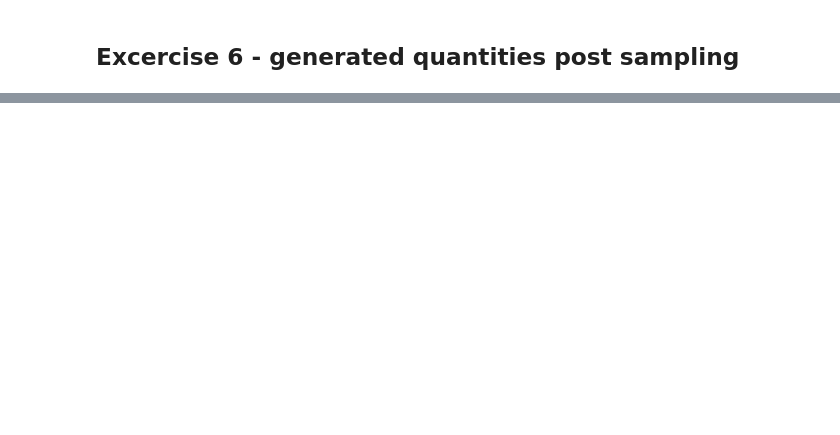
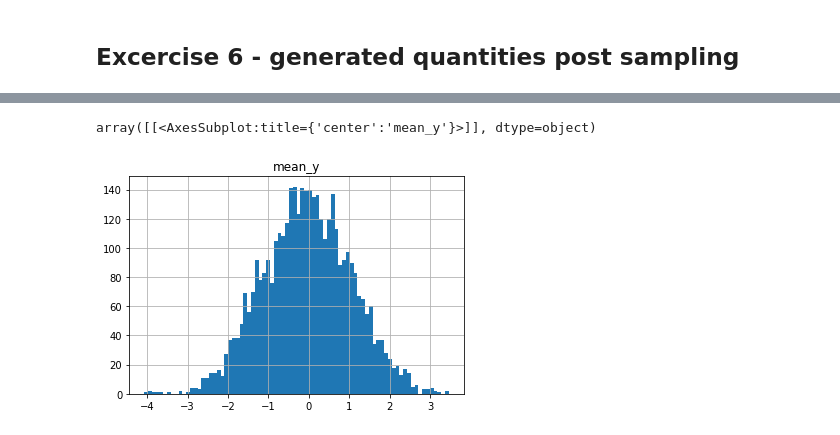
Before and after one commit to MiloszBlachowiak/Data_Analytics_LAB, a Jupyter notebook: Lab2/lab2.ipynb, the cells around one changed output, grey strips where cells are left out. Drawn from its saved outputs; the diff is of its cells as text; code cells hidden in the pictures; blank space fills up the shorter version.

```diff
--- a/Lab2/lab2.ipynb
+++ b/Lab2/lab2.ipynb
@@ -265,7 +264,7 @@ model_samp_st = CmdStanModel(stan_file='code_7.stan')
 model_log_target = CmdStanModel(stan_file='code_8.stan')
 model_log_target_ind = CmdStanModel(stan_file='code_9.stan')
 data = {'N': F}
-seed = #integer, your date of birth in the DDMMYYYY format without leading zero (or if you are GPRD weary, use any other date you wish)
+seed = 6102000#integer, your date of birth in the DDMMYYYY format without leading zero (or if you are GPRD weary, use any other date you wish)
 result_1 = model_samp_st.sample(data=data,seed=seed)
-result_2 = model_log_target(data=data,seed=seed)
-result_3 = model_log_target_ind(data=data,seed=seed)
+result_2 = model_log_target.sample(data=data,seed=seed)
+result_3 = model_log_target_ind.sample(data=data,seed=seed)
@@ -278,5 +321,7 @@ plt.show()
 model_gq = CmdStanModel(stan_file='code_10.stan')
 # fill in with chosen result from previous excercise
 mean_of_y = model_gq.generate_quantities(data=data,
-                                        mcmc_sample = )
+                                        mcmc_sample = result_2)
 # investigate the output and plot histogram of mean_y variable
+dataframe = mean_of_y.draws_pd()
+dataframe
@@ -282,0 +351,5 @@ mean_of_y = model_gq.generate_quantities(data=data,
+# %%
+dataframe.hist(bins=80)
+# %% [output]
+array([[<AxesSubplot:title={'center':'mean_y'}>]], dtype=object)
+[figure, added]
```
Also changed, not shown: parts of 16 cells of this notebook, 27 other files.
